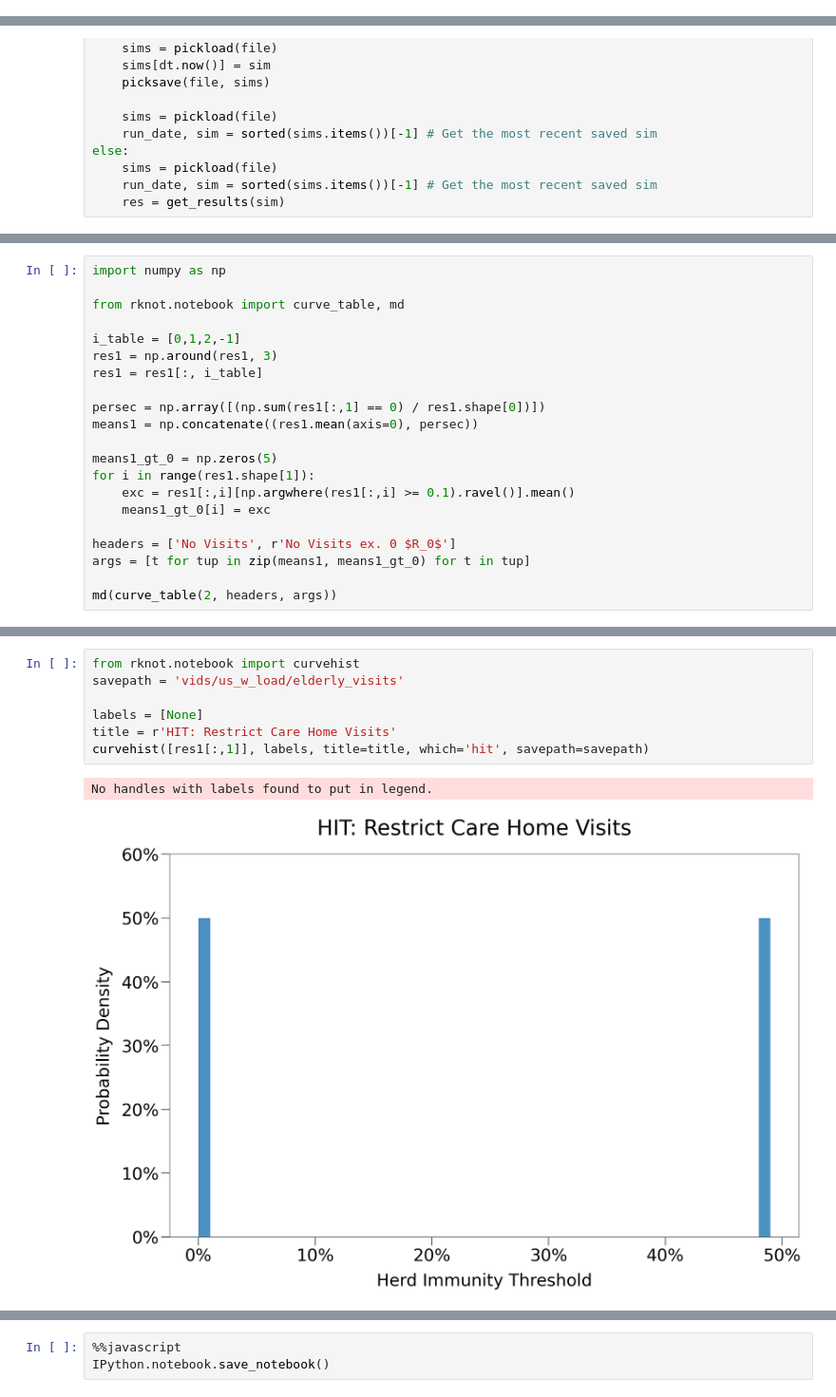
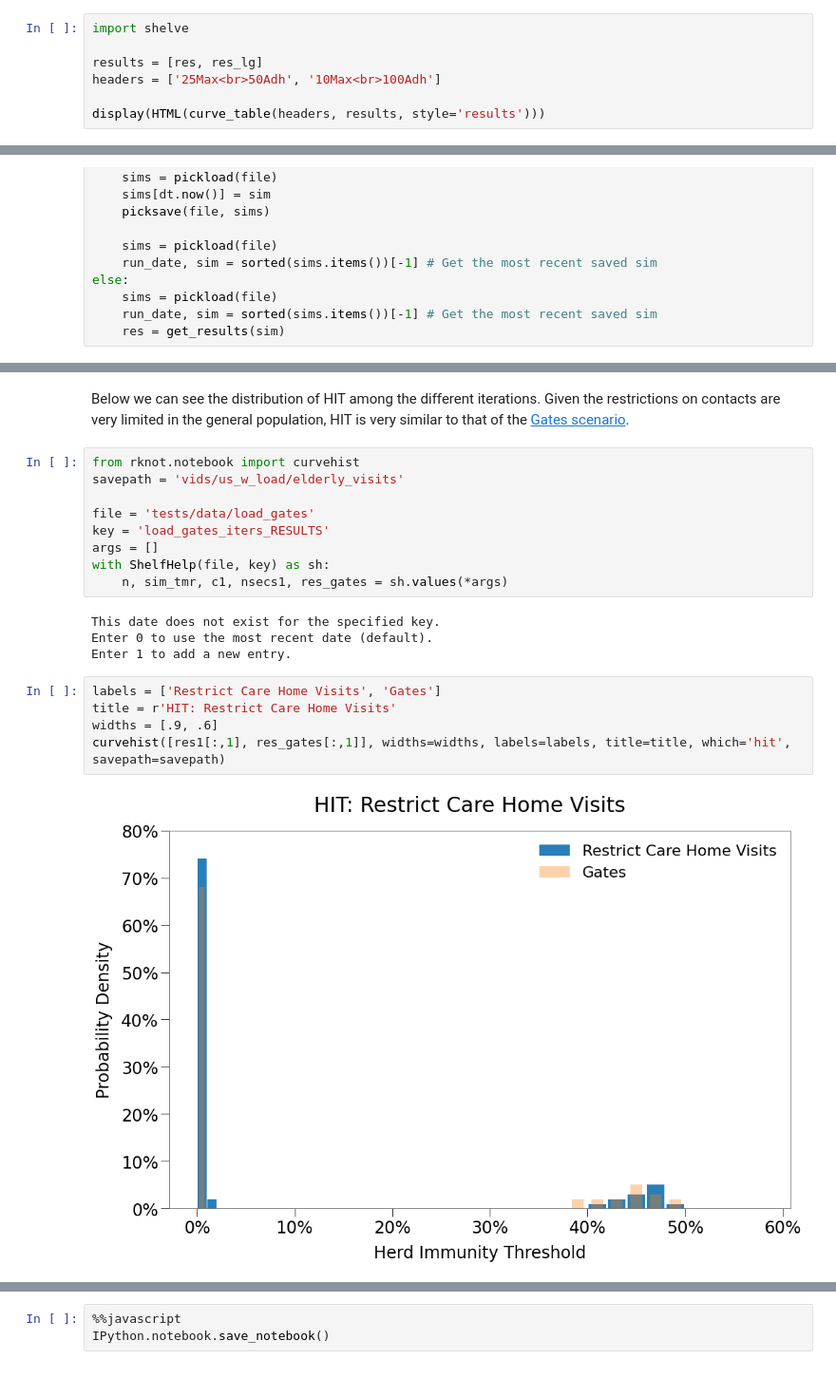
Before and after one commit to rjskene/rknotdocs, a Jupyter notebook: docs/load.ipynb, the cells around one changed output, grey strips where cells are left out. Shown at 95% size. Drawn from its saved outputs; the diff is of its cells as text.

Commit message:
finalizing viral load

```diff
--- a/docs/load.ipynb
+++ b/docs/load.ipynb
@@ -755,0 +903,7 @@ Results:
+# %%
+import shelve
+
+results = [res, res_lg]
+headers = ['25Max<br>50Adh', '10Max<br>100Adh']
+
+display(HTML(curve_table(headers, results, style='results')))
@@ -1014,21 +1164,0 @@ shouldnt be here
-# %%
-import numpy as np
-
-from rknot.notebook import curve_table, md
-
-i_table = [0,1,2,-1]
-res1 = np.around(res1, 3)
-res1 = res1[:, i_table]
-
-persec = np.array([(np.sum(res1[:,1] == 0) / res1.shape[0])])
-means1 = np.concatenate((res1.mean(axis=0), persec))
-
-means1_gt_0 = np.zeros(5)
-for i in range(res1.shape[1]):
-    exc = res1[:,i][np.argwhere(res1[:,i] >= 0.1).ravel()].mean()
-    means1_gt_0[i] = exc
-
-headers = ['No Visits', r'No Visits ex. 0 $R_0$']
-args = [t for tup in zip(means1, means1_gt_0) for t in tup]
-
-md(curve_table(2, headers, args))
@@ -1045,13 +1207,25 @@ Average Values
+# %% [markdown]
+Below we can see the distribution of HIT among the different iterations. Given the restrictions on contacts are very limited in the general population, HIT is very similar to that of the [Gates scenario](#2.-Gates).
+# %%
+from rknot.notebook import curvehist
+savepath = 'vids/us_w_load/elderly_visits'
+
+file = 'tests/data/load_gates'
+key = 'load_gates_iters_RESULTS'
+args = []
+with ShelfHelp(file, key) as sh:
+    n, sim_tmr, c1, nsecs1, res_gates = sh.values(*args)
+# %% [output]
+This date does not exist for the specified key.
+Enter 0 to use the most recent date (default).
+Enter 1 to add a new entry.
 # %%
-from rknot.notebook import curvehist
-savepath = 'vids/us_w_load/elderly_visits'
-
-labels = [None]
+labels = ['Restrict Care Home Visits', 'Gates']
 title = r'HIT: Restrict Care Home Visits'
-curvehist([res1[:,1]], labels, title=title, which='hit', savepath=savepath)
+widths = [.9, .6]
+curvehist([res1[:,1], res_gates[:,1]], widths=widths, labels=labels, title=title, which='hit', savepath=savepath)
 # %% [output]
-No handles with labels found to put in legend.
-[figure, old version]
+[figure, new version]
 # %%
 %load_ext autoreload
 %autoreload 2
```
Also changed, not shown: parts of 156 cells of this notebook, 31 other files.
